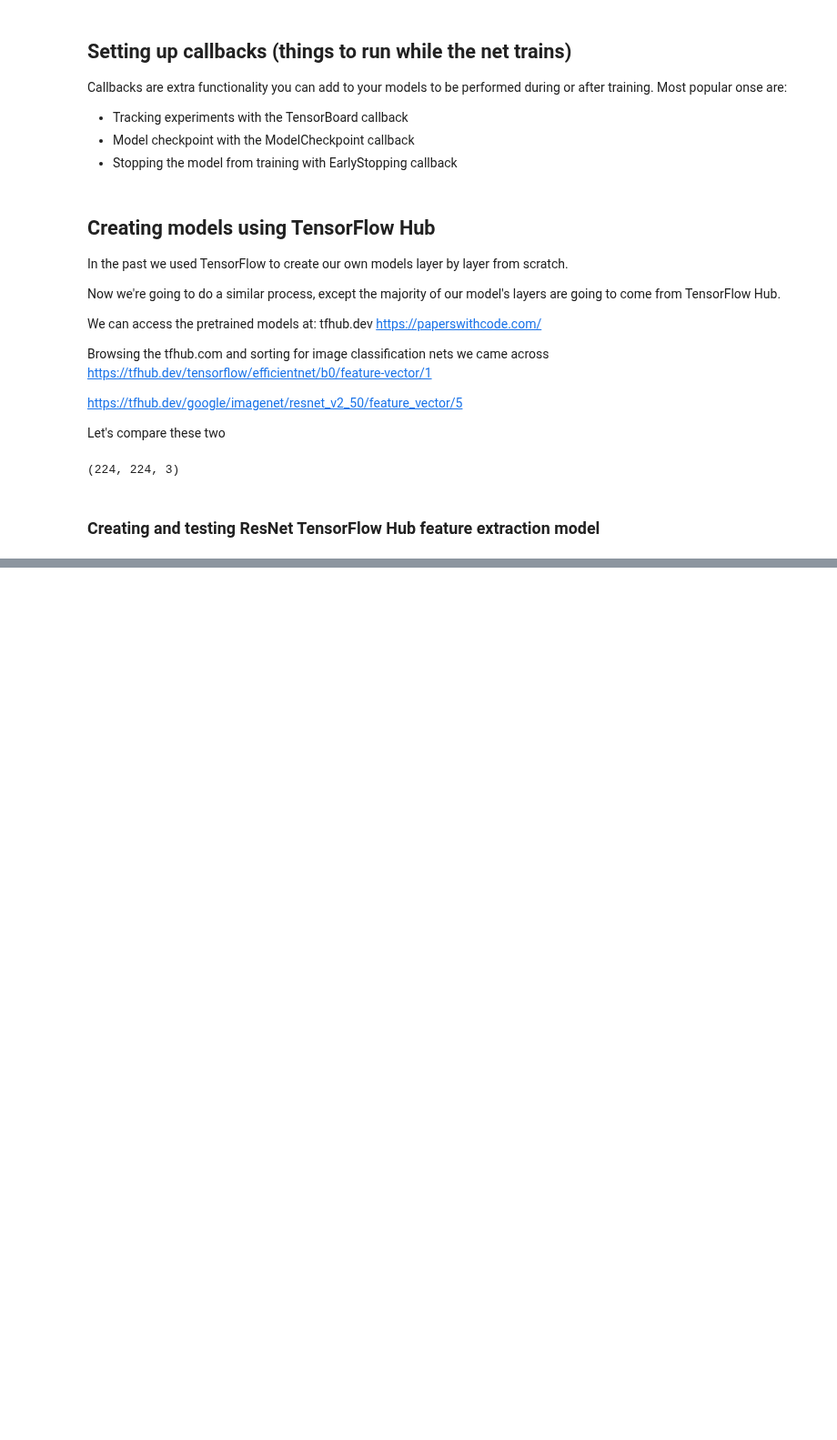
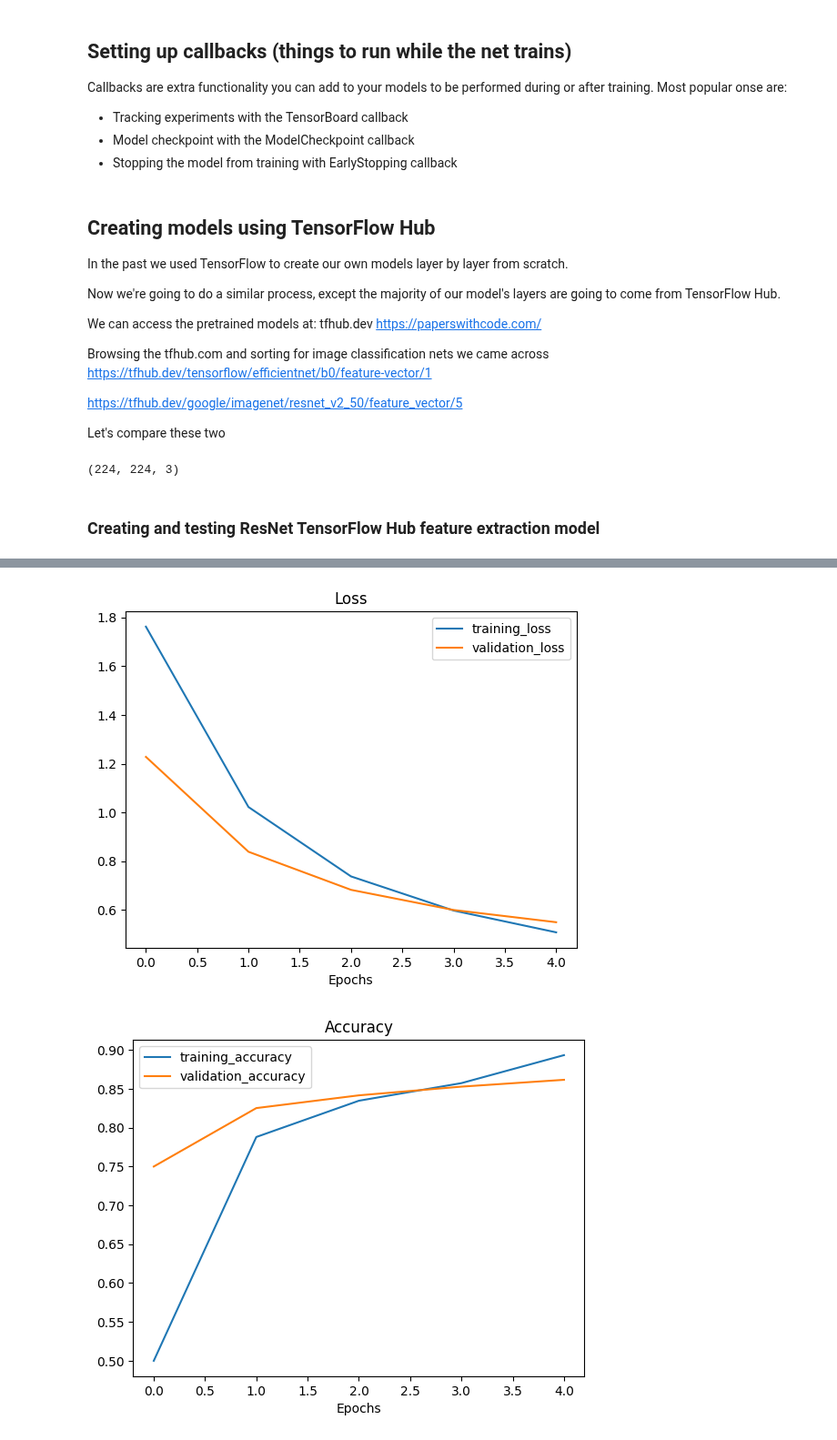
Before and after one commit to kacper-dobrow/tensorflow-course, a Jupyter notebook: 04_Transfer_learning_in_tensorflow_part_1_feature_extraction.ipynb, the cells around one changed output, grey strips where cells are left out. Shown at 91% size. Cells and saved outputs as stored; diff of their text form; code cells hidden in the pictures; blank space fills up the shorter version.

```diff
--- a/04_Transfer_learning_in_tensorflow_part_1_feature_extraction.ipynb
+++ b/04_Transfer_learning_in_tensorflow_part_1_feature_extraction.ipynb
@@ -231,0 +276,17 @@ Epoch 5/5
+# %%
+# Create efficientnet feature extractor
+efficientnet_model = create_model_from_url(efficientnet_url,
+                                           num_classes = train_data_10_percent.num_classes)
+
+# Compile EfficientNet model
+efficientnet_model.compile(tf.keras.optimizers.Adam(),
+                           loss = 'categorical_crossentropy',
+                           metrics = 'accuracy')
+
+# Fit the model using the callback
+history_efficientnet = efficientnet_model.fit(train_data_10_percent,
+                                              epochs = 5,
+                                              steps_per_epoch=len(train_data_10_percent),
+                                              validation_data=test_data,
+                                              validation_steps=len(test_data),
+                                              callbacks=[create_tensorboard_callback('tensorflow_hub','efficientnet_B0')])
@@ -231,0 +305,5 @@ Epoch 5/5
+# %%
+plot_loss_curves(history_efficientnet)
+# %% [output]
+[figure, added]
+[figure, added]
```
Also changed, not shown: parts of 14 cells of this notebook.
